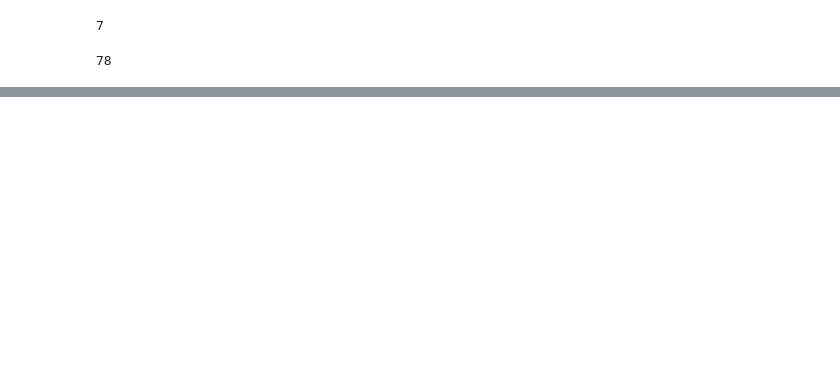
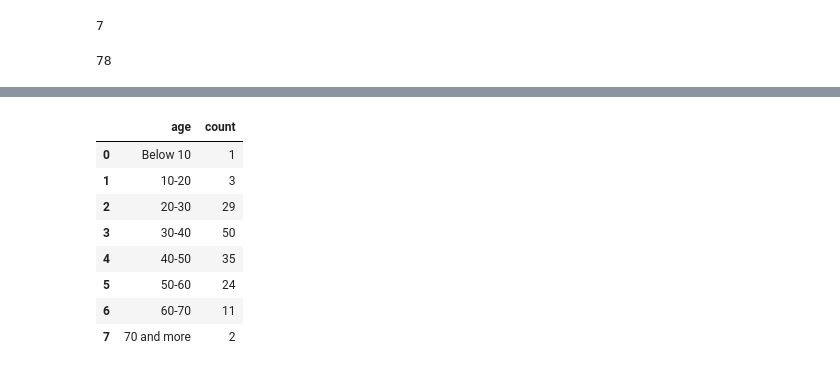
Before and after one commit to code-JOA/Predicting_Hepatitis_Mortality_Rate, a Jupyter notebook: Hepatitis_Mortality_Prediction.ipynb, the cells around one changed output, grey strips where cells are left out. Cells and saved outputs as stored; diff of their text form; code cells hidden in the pictures; blank space fills up the shorter version.

```diff
--- a/Hepatitis_Mortality_Prediction.ipynb
+++ b/Hepatitis_Mortality_Prediction.ipynb
@@ -271,0 +285,12 @@ ValueError: Bin labels must be one fewer than the number of bin edges
+# %%
+freq_df
+# %% [output]
+|  | age | count |
+| 0 | Below 10 | 1 |
+| 1 | 10-20 | 3 |
+| 2 | 20-30 | 29 |
+| 3 | 30-40 | 50 |
+| 4 | 40-50 | 35 |
+| 5 | 50-60 | 24 |
+| 6 | 60-70 | 11 |
+| 7 | 70 and more | 2 |
```
Also changed, not shown: parts of 11 cells of this notebook.
